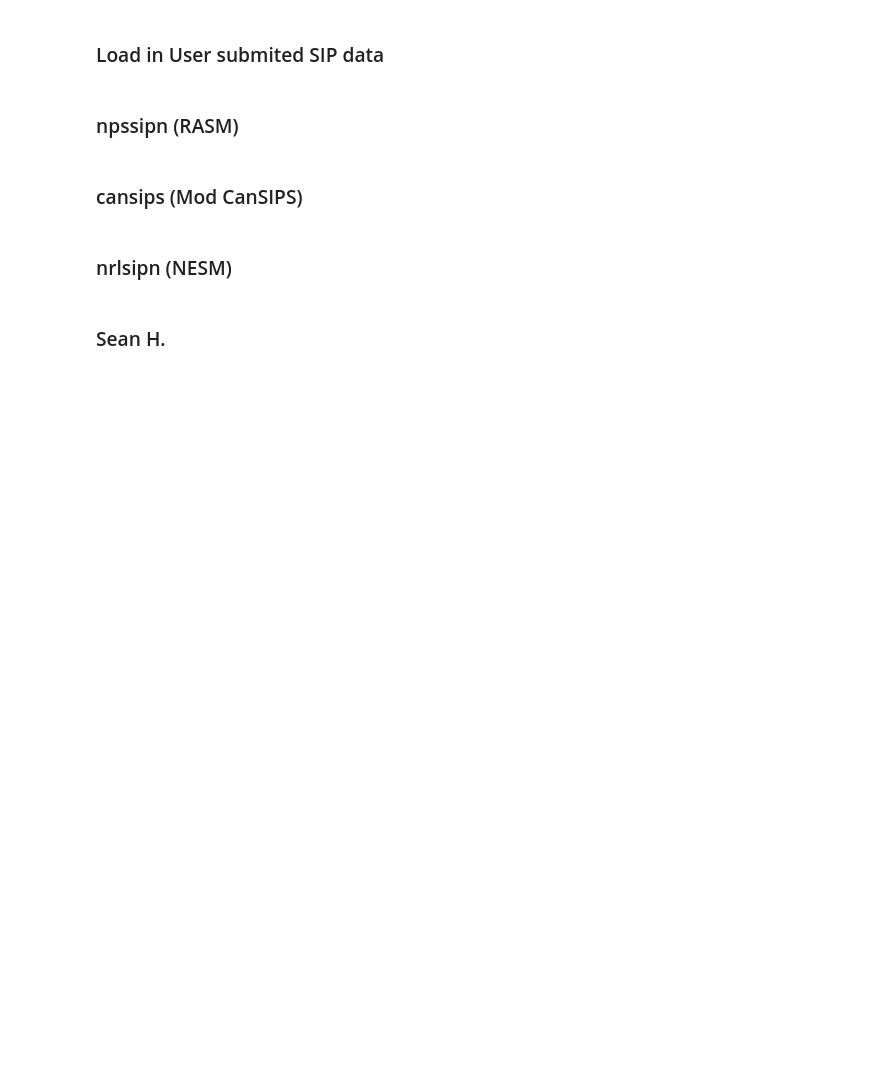
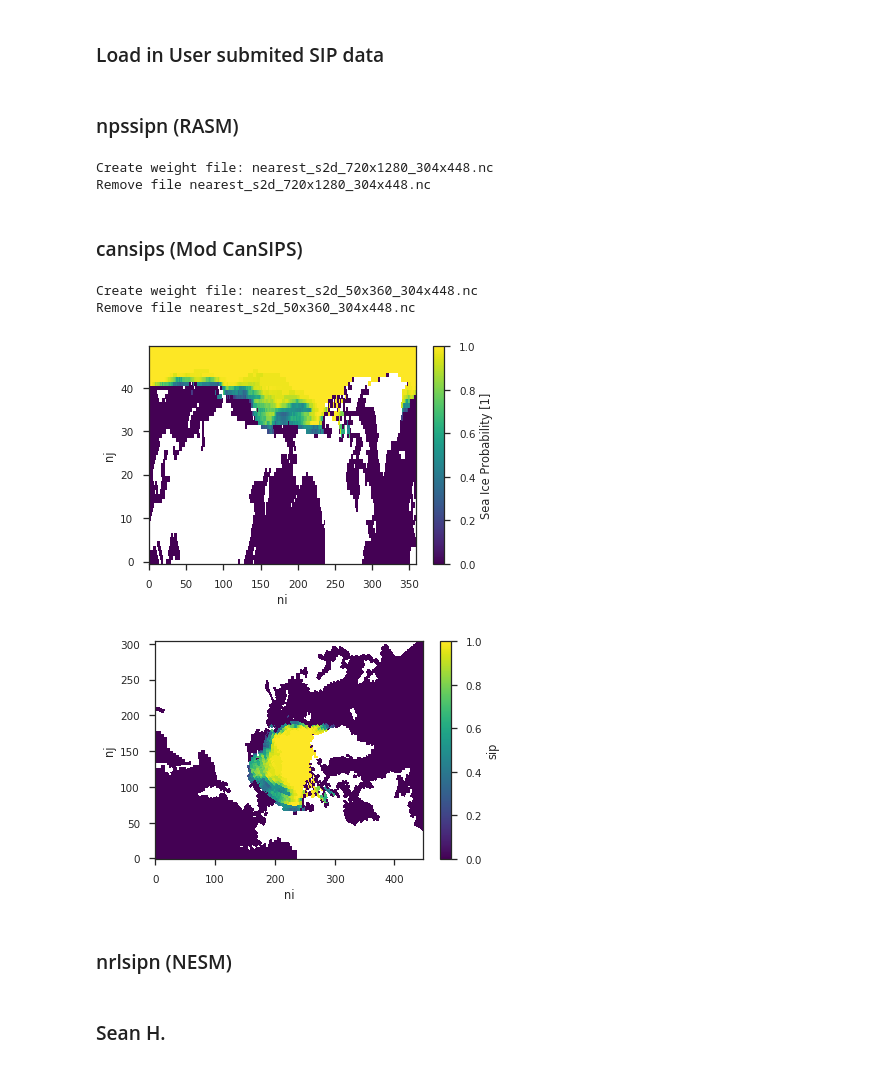
Before and after one commit to NicWayand/ESIO, a Jupyter notebook: notebooks/plot_sept_sip.ipynb, the cells around one changed output. Saved outputs shown, nothing was run; the diff lists cells and outputs as text; code cells hidden in the pictures; blank space fills up the shorter version.

```diff
--- a/notebooks/plot_sept_sip.ipynb
+++ b/notebooks/plot_sept_sip.ipynb
@@ -80,7 +82,8 @@ valid_end = np.datetime64('2018-09-30')
 # SIO Report Year_Month
 cyear = '2018'
 # cmonth = 'June'
-cmonth = 'July'
+# cmonth = 'July'
+cmonth = 'August'
 
 # Models that create an Ensemble using different init days
 it_target_size = {'usnavysipn':10, 'ukmetofficesipn':21} # Define the number of past days to use TODO: assumes daily inits
@@ -118,6 +142,8 @@ if r_yr_mon=='2018_June':
     sip_f = '/home/disk/sipn/upload/npssipn/forecast/Forecast/RASM_Sep2018_Junreportdata.nc'
 elif r_yr_mon=='2018_July':
     sip_f = '/home/disk/sipn/upload/npssipn/forecast/Forecast/RASM_Sep2018_Julyreportdata.nc'
+elif r_yr_mon=='2018_August':
+    sip_f = '/home/disk/sipn/upload/npssipn/forecast/Forecast/RASM_Sep2018_Aug_reportdata.nc'
 else:
     raise ValueError(r_yr_mon,"not found, add sip_f path.")
 
@@ -146,37 +172,47 @@ regridder.clean_weight_file()
 # Store in dict of user submited SIP
 da_out.coords['model'] = cmod
 user_sip.append(da_out)
+# %% [output]
+Create weight file: nearest_s2d_720x1280_304x448.nc
+Remove file nearest_s2d_720x1280_304x448.nc
 # %% [markdown]
 ### cansips (Mod CanSIPS)
 # %%
 cmod = 'Mod CanSIPS'
 
 if r_yr_mon=='2018_June':
     sip_f = '/home/disk/sipn/upload/ecsipn/Modified_CanSIPS_Sep2018_JuneInit_SIP.nc'
 elif r_yr_mon=='2018_July':
     sip_f='/home/disk/sipn/upload/ecsipn/July_2018/Modified_CanSIPS_Sep2018_JulyInit_SIP.nc'
+elif r_yr_mon=='2018_August':
+    sip_f='/home/disk/sipn/upload/ecsipn/August_2018/Modified_CanSIPS_Sep2018_AugustInit_SIP.nc'
 else:
     raise ValueError(r_yr_mon,"not found, add sip_f path.")
 
 ds_user = xr.open_dataset(sip_f)
 sip_f = None
 ds_user.rename({'lat':'nj', 'lon':'ni','longitude':'lon','latitude':'lat'}, inplace=True);
 ds_user.set_coords(['lat','lon'], inplace=True)
 # Select SIP
 da_in = ds_user.sip.isel(time=0)
 
 # Calculate regridding matrix
 regridder = xe.Regridder(da_in, obs_grid, method, periodic=False)
 # Regrid
 da_out = regridder(da_in)
 # Remove weight file
 regridder.clean_weight_file()
 da_in.plot()
 plt.figure()
 da_out.plot()
 # Store in dict of user submited SIP
 da_out.coords['model'] = cmod
 user_sip.append(da_out)
+# %% [output]
+Create weight file: nearest_s2d_50x360_304x448.nc
+Remove file nearest_s2d_50x360_304x448.nc
+[figure, added]
+[figure, added]
 # %% [markdown]
 ### nrlsipn (NESM)
 # %%
```
Also changed, not shown: parts of 9 cells of this notebook, 20 other files.
